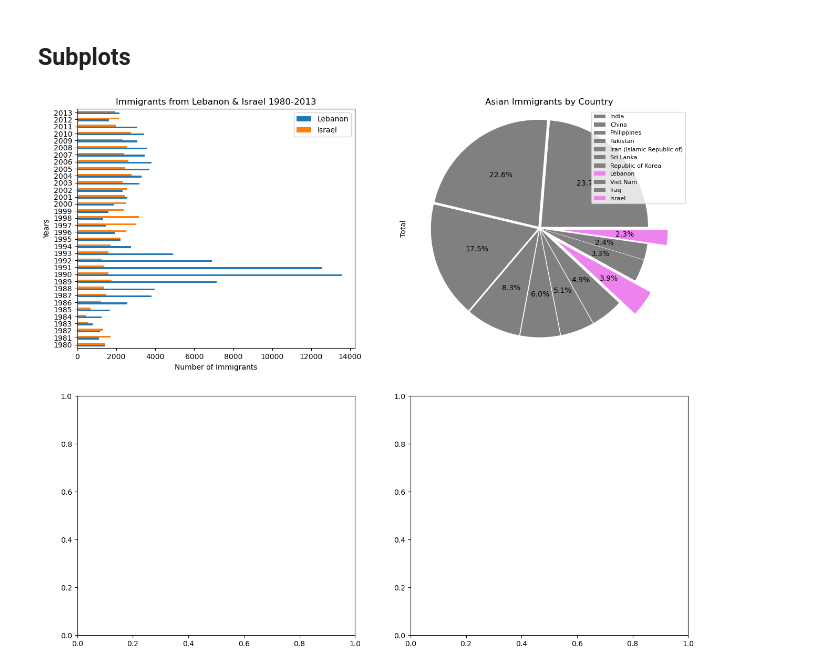
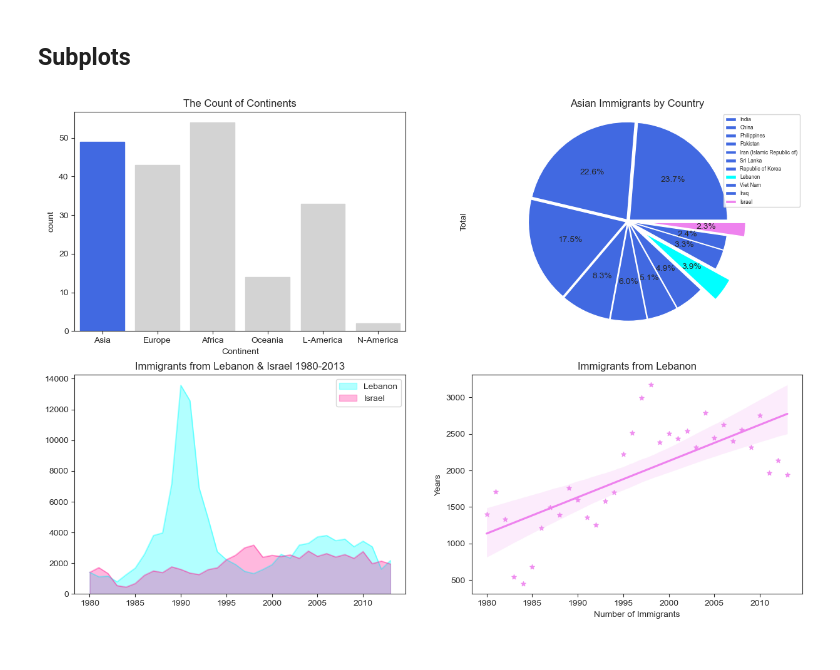
Before and after one commit to zahra-ahmadbeigloo/Data-analysis-projects, a Jupyter notebook: Canada-Immigration-Analysis/Canada-Immigration-Analysis.ipynb, the cells around one changed output. Drawn from its saved outputs; the diff is of its cells as text; code cells hidden in the pictures.

```diff
--- a/Canada-Immigration-Analysis/Canada-Immigration-Analysis.ipynb
+++ b/Canada-Immigration-Analysis/Canada-Immigration-Analysis.ipynb
@@ -401,33 +422,52 @@ plt.show()
 # %%
 fig = plt.figure(figsize=(30,30))
 ax1 = fig.add_subplot(2,2,1)
 ax2 = fig.add_subplot(2,2,2)
 ax3 = fig.add_subplot(2,2,3)
 ax4 = fig.add_subplot(224)
 
 df_IL = df.loc[["Lebanon", "Israel"]]
+df_reg = df_IL.iloc[1 ,:].to_frame().reset_index()
+df_reg.columns=["Year", "Total_I"]
+df_reg['Year'] = pd.to_numeric(df_reg['Year'], errors='coerce')
+df_reg['Total_I'] = pd.to_numeric(df_reg['Total_I'], errors='coerce')
 
-# plt1
-df_IL[years].T.plot(kind="barh", ax=ax1, figsize=(15,13))
-ax1.set_title("Immigrants from Lebanon & Israel 1980-2013")
-ax1.set_ylabel("Years")
-ax1.set_xlabel("Number of Immigrants")
+# plt4
+sns.set_style('ticks')
+
+sns.regplot(x='Year', y='Total_I', data=df_reg, color='violet', ax=ax4, marker='*', scatter_kws={'s': 30})
+ax4.set_title("Immigrants from Lebanon")
+ax4.set_ylabel("Years")
+ax4.set_xlabel("Number of Immigrants")
 
 # plt2
-c = ["grey","grey","grey","grey","grey","grey","grey","violet","grey","grey","violet"]
+c = ["royalblue","royalblue","royalblue","royalblue","royalblue","royalblue","royalblue","cyan","royalblue","royalblue","violet"]
 ex = [0.02,0.02,0.02,0.02,0.02,0.02,0.02,0.2,0.02,0.02,0.2]
 df_asia_top = df_asia[df_asia["Total"]>66000]
-df_asia_top["Total"].plot(kind="pie", autopct='%1.1f%%', ax=ax2, labels=None, figsize=(15, 13), colors=c, explode=ex)
-ax2.legend(labels=df_asia_top["index"], loc="best", fontsize=8)
+df_asia_top["Total"].plot(kind="pie", autopct='%1.1f%%', ax=ax2, labels=None, colors=c, explode=ex)
+ax2.legend(labels=df_asia_top["index"], loc="best", fontsize=6)
 ax2.set_title("Asian Immigrants by Country")
 ax2.axis("equal")
 
-# plt3
+# plt1
+df1= df.replace({"Latin America and the Caribbean":"L-America", "Northern America": "N-America"})
+sns.countplot(x='Continent', data=df1, ax=ax1)
+for bar, category in zip(ax1.patches, df1['Continent'].value_counts(sort=False).index):
+    if category == "Asia":
+        bar.set_color('royalblue')
+    else:
+        bar.set_color('lightgrey')
+ax1.set_title("The Count of Continents")
+#plt3
+
+df_IL[years].T.plot(kind="area", alpha=0.3, stacked=False, figsize=(15,10), ax=ax3, color=["cyan", "deeppink"])
+ax3.set_title("Immigrants from Lebanon & Israel 1980-2013")
 
 
-#plt4
+
+
 
 
 plt.show()
 # %% [output]
-[figure, old version]
+[figure, new version]
```
Also changed, not shown: parts of 4 cells of this notebook.
